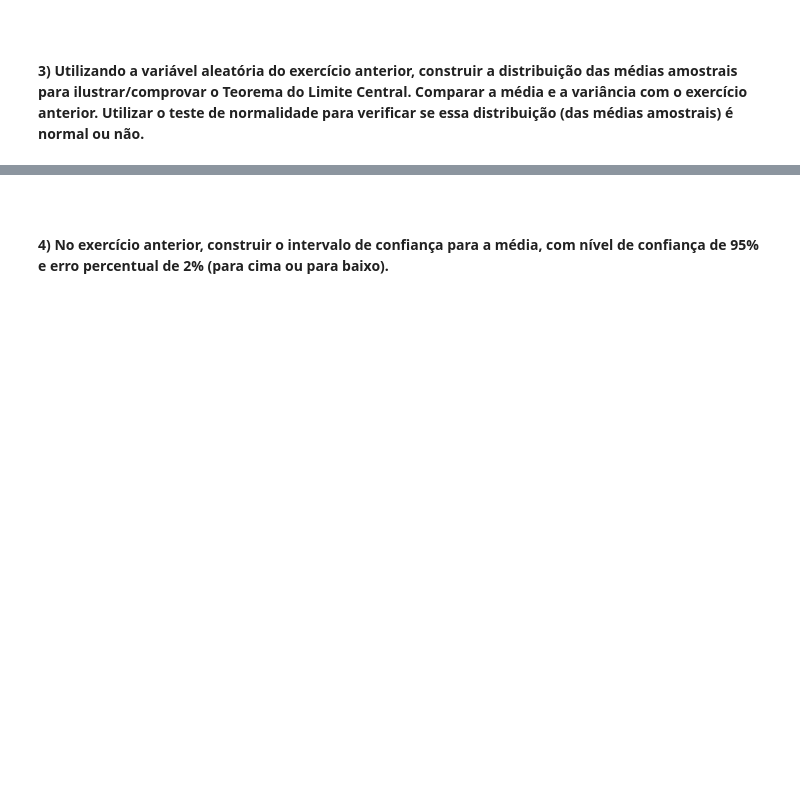
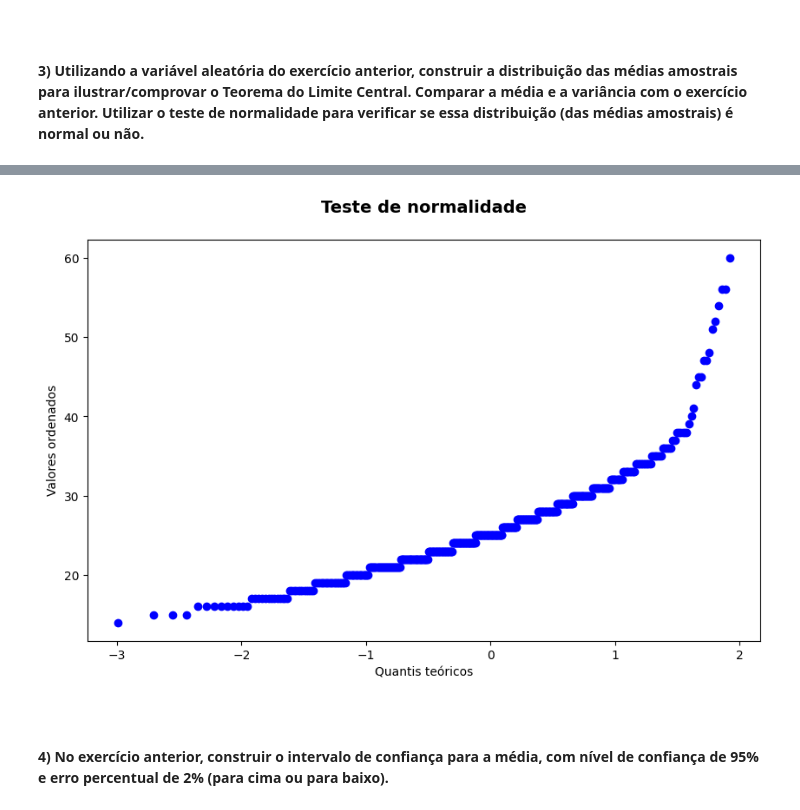
Before and after one commit to lorenaaxbastos/sc-estatistica, a Jupyter notebook: projeto_estatistica.ipynb, the cells around one changed output, grey strips where cells are left out. Drawn from its saved outputs; the diff is of its cells as text; code cells hidden in the pictures; blank space fills up the shorter version.

```diff
--- a/projeto_estatistica.ipynb
+++ b/projeto_estatistica.ipynb
@@ -288,3 +292,18 @@ plt.show()
+# %%
+# por algum motivo a reta não aparece sempre,
+# principalmente quando utilizamos uma maior quantidade de dados nas amostras
+
+fig, ax = plt.subplots(figsize=(10, 6))
+
+stats.probplot(df["Age"].sample(n), plot=ax)
+
+plt.title('Teste de normalidade', fontweight=1000, fontsize=14, y=1.05)
+plt.xlabel('Quantis teóricos')
+plt.ylabel('Valores ordenados')
+
+plt.show()
+# %% [output]
+[figure, added]
 # %% [markdown]
 ###
 # %% [markdown]
```
Also changed, not shown: parts of 9 cells of this notebook.
